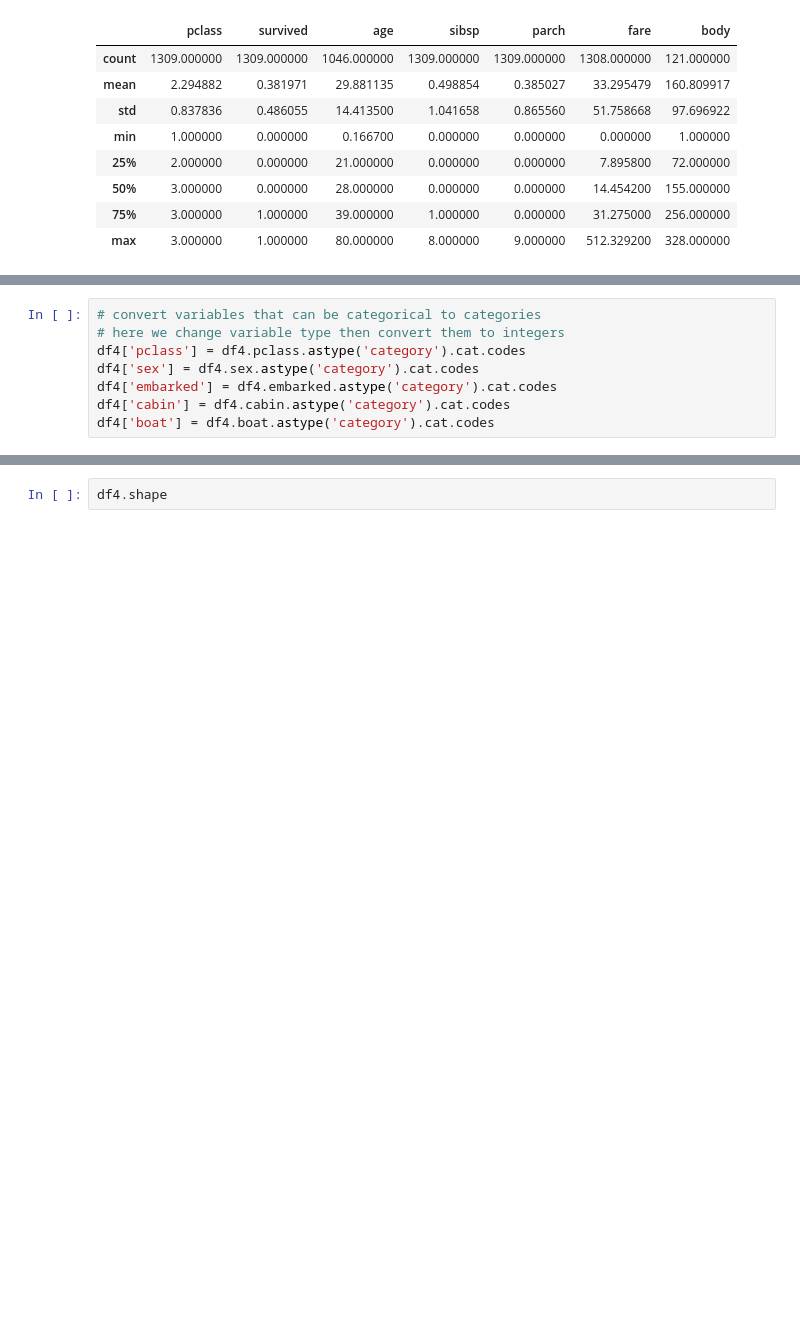
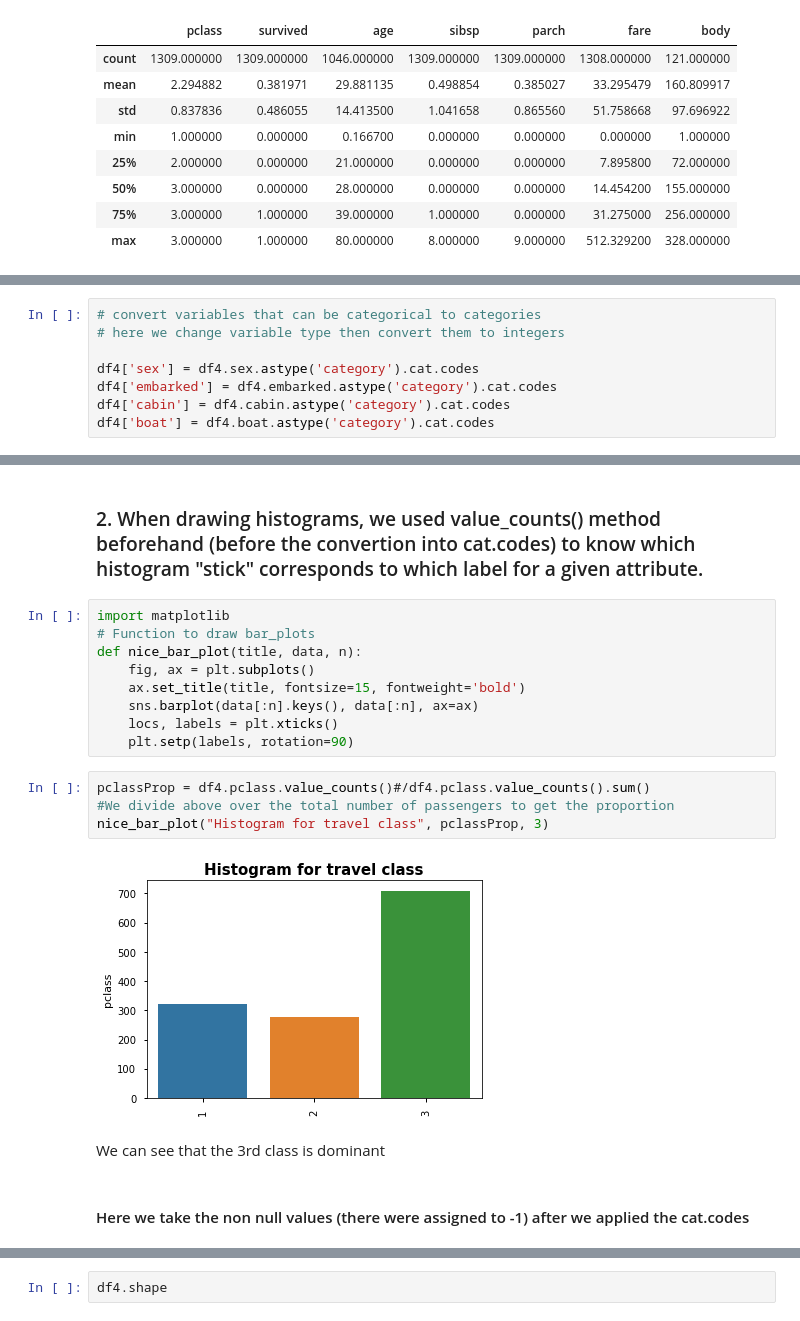
Before and after one commit to oabouzaid/Applied-Data-Analysis, a Jupyter notebook: homework01.ipynb, the cells around one changed output, grey strips where cells are left out. Drawn from its saved outputs; the diff is of its cells as text; blank space fills up the shorter version.

```diff
--- a/homework01.ipynb
+++ b/homework01.ipynb
@@ -273,7 +351,7 @@ dtype: object
 # %%
 # convert variables that can be categorical to categories
 # here we change variable type then convert them to integers
-df4['pclass'] = df4.pclass.astype('category').cat.codes
+
 df4['sex'] = df4.sex.astype('category').cat.codes
 df4['embarked'] = df4.embarked.astype('category').cat.codes
 df4['cabin'] = df4.cabin.astype('category').cat.codes
@@ -296,0 +373,21 @@ array([[<matplotlib.axes._subplots.AxesSubplot object at 0x...>]], dtype=object)
+# %% [markdown]
+### 2. When drawing histograms, we used value_counts() method beforehand (before the convertion into cat.codes) to know which histogram "stick" corresponds to which label for a given attribute.
+# %%
+import matplotlib
+# Function to draw bar_plots
+def nice_bar_plot(title, data, n):
+    fig, ax = plt.subplots()
+    ax.set_title(title, fontsize=15, fontweight='bold')
+    sns.barplot(data[:n].keys(), data[:n], ax=ax)
+    locs, labels = plt.xticks()
+    plt.setp(labels, rotation=90)
+# %%
+pclassProp = df4.pclass.value_counts()#/df4.pclass.value_counts().sum()
+#We divide above over the total number of passengers to get the proportion
+nice_bar_plot("Histogram for travel class", pclassProp, 3)
+# %% [output]
+[figure, added]
+# %% [markdown]
+We can see that the 3rd class is dominant
+# %% [markdown]
+#### Here we take the non null values (there were assigned to -1) after we applied the cat.codes
```
Also changed, not shown: parts of 101 cells of this notebook.
